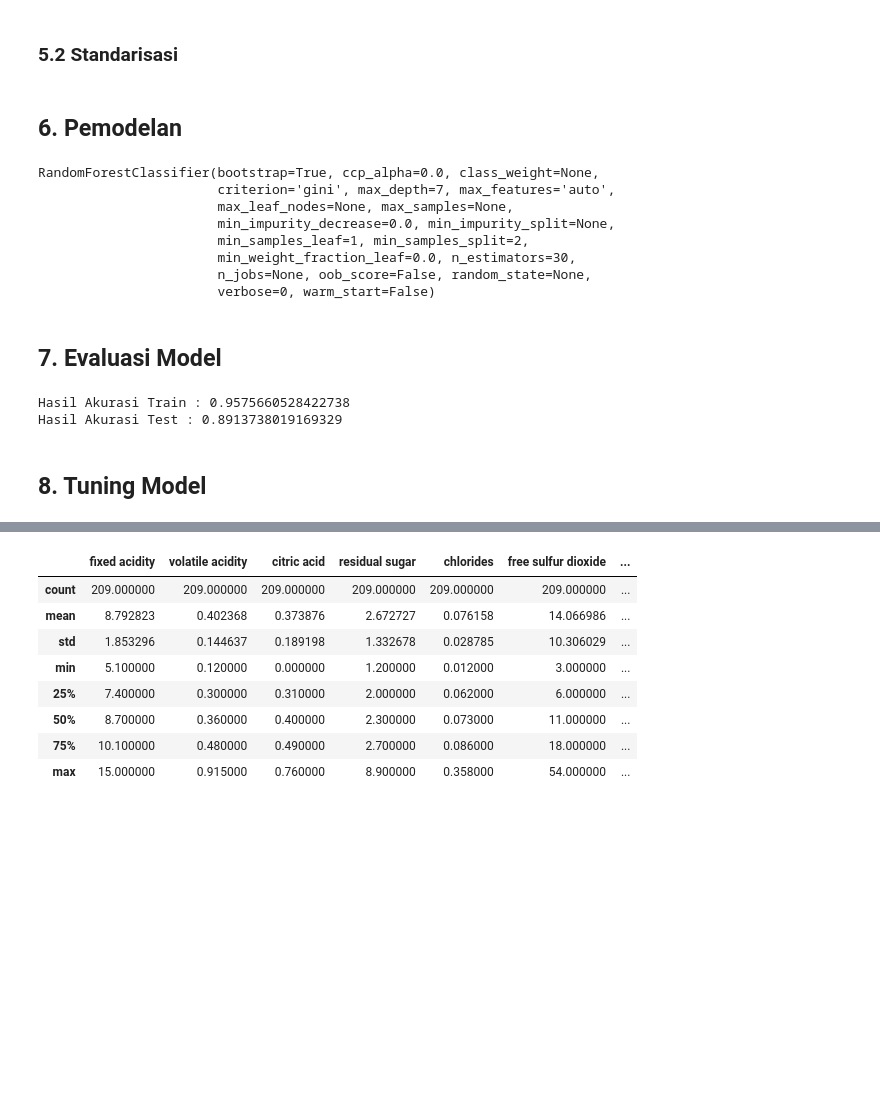
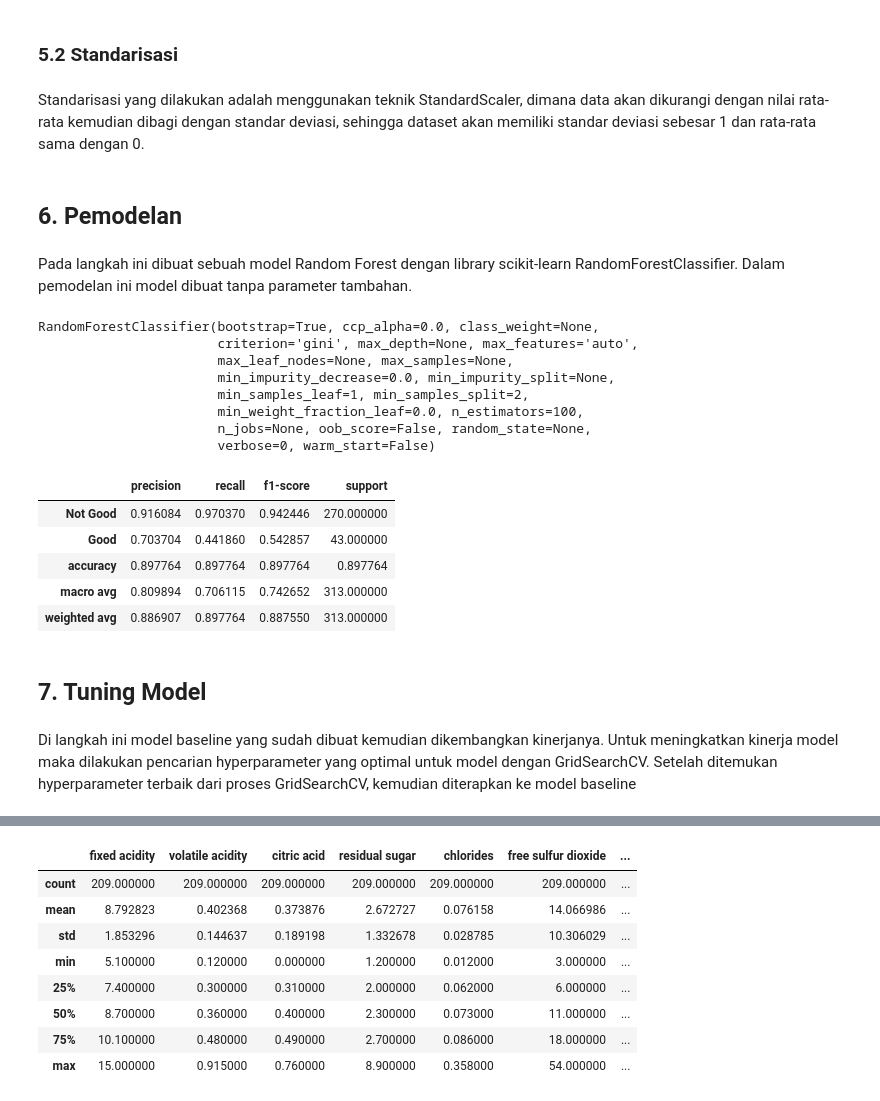
Before and after one commit to negatively/DS-ML-Project, a Jupyter notebook: Wine Quality Prediction/Wine_Quality_Prediction.ipynb, the cells around one changed output, grey strips where cells are left out. Drawn from its saved outputs; the diff is of its cells as text; code cells hidden in the pictures; blank space fills up the shorter version.

```diff
--- a/Wine Quality Prediction/Wine_Quality_Prediction.ipynb
+++ b/Wine Quality Prediction/Wine_Quality_Prediction.ipynb
@@ -260,6 +283,8 @@ y = wines['good_quality']
 X_train, X_test, y_train, y_test = train_test_split(X, y, test_size = 0.2, random_state = 610)
 # %% [markdown]
 ### 5.2 Standarisasi
+# %% [markdown]
+Standarisasi yang dilakukan adalah menggunakan teknik StandardScaler, dimana data akan dikurangi dengan nilai rata-rata kemudian dibagi dengan standar deviasi, sehingga dataset akan memiliki standar deviasi sebesar 1 dan rata-rata sama dengan 0.
 # %%
 # Standarisasi Fitur
 scaler = StandardScaler()
@@ -267,31 +292,36 @@ X_train = scaler.fit_transform(X_train)
 X_test = scaler.transform(X_test)
 # %% [markdown]
 ## 6. Pemodelan
+# %% [markdown]
+Pada langkah ini dibuat sebuah model Random Forest dengan library scikit-learn RandomForestClassifier. Dalam pemodelan ini model dibuat tanpa parameter tambahan.
 # %%
-# Pelatihan model
-rf = RandomForestClassifier(max_depth = 7, n_estimators = 30)
+# Pelatihan model baseline
+rf = RandomForestClassifier()
 rf.fit(X_train, y_train)
 # %% [output]
 RandomForestClassifier(bootstrap=True, ccp_alpha=0.0, class_weight=None,
-                       criterion='gini', max_depth=7, max_features='auto',
+                       criterion='gini', max_depth=None, max_features='auto',
                        max_leaf_nodes=None, max_samples=None,
                        min_impurity_decrease=0.0, min_impurity_split=None,
                        min_samples_leaf=1, min_samples_split=2,
-                       min_weight_fraction_leaf=0.0, n_estimators=30,
+                       min_weight_fraction_leaf=0.0, n_estimators=100,
                        n_jobs=None, oob_score=False, random_state=None,
                        verbose=0, warm_start=False)
+# %%
+# Pengujian model baseline
+y_pred = rf.predict(X_test)
+bs_report = classification_report(y_test,y_pred,output_dict=True, target_names=['Not Good','Good'])
+pd.DataFrame(bs_report).transpose()
+# %% [output]
+|  | precision | recall | f1-score | support |
+| Not Good | 0.916084 | 0.970370 | 0.942446 | 270.000000 |
+| Good | 0.703704 | 0.441860 | 0.542857 | 43.000000 |
+| accuracy | 0.897764 | 0.897764 | 0.897764 | 0.897764 |
+| macro avg | 0.809894 | 0.706115 | 0.742652 | 313.000000 |
+| weighted avg | 0.886907 | 0.897764 | 0.887550 | 313.000000 |
 # %% [markdown]
-## 7. Evaluasi Model
+## 7. Tuning Model
-# %%
-# Pengujian Model Terhadap Train dan Test Dataset
-y_pred_test = rf.predict(X_test)
-y_pred_train = rf.predict(X_train)
-print(f"Hasil Akurasi Train : {accuracy_score(y_train, y_pred_train)}")
-print(f"Hasil Akurasi Test : {accuracy_score(y_test, y_pred_test)}")
-# %% [output]
-Hasil Akurasi Train : 0.9575660528422738
-Hasil Akurasi Test : 0.8913738019169329
-# %% [markdown]
-## 8. Tuning Model
+# %% [markdown]
+Di langkah ini model baseline yang sudah dibuat kemudian dikembangkan kinerjanya. Untuk meningkatkan kinerja model maka dilakukan pencarian hyperparameter yang optimal untuk model dengan GridSearchCV. Setelah ditemukan hyperparameter terbaik dari proses GridSearchCV, kemudian diterapkan ke model baseline
 # %%
 # Hyper parameter yang akan dituning
```
Also changed, not shown: parts of 23 cells of this notebook, 10 other files.
